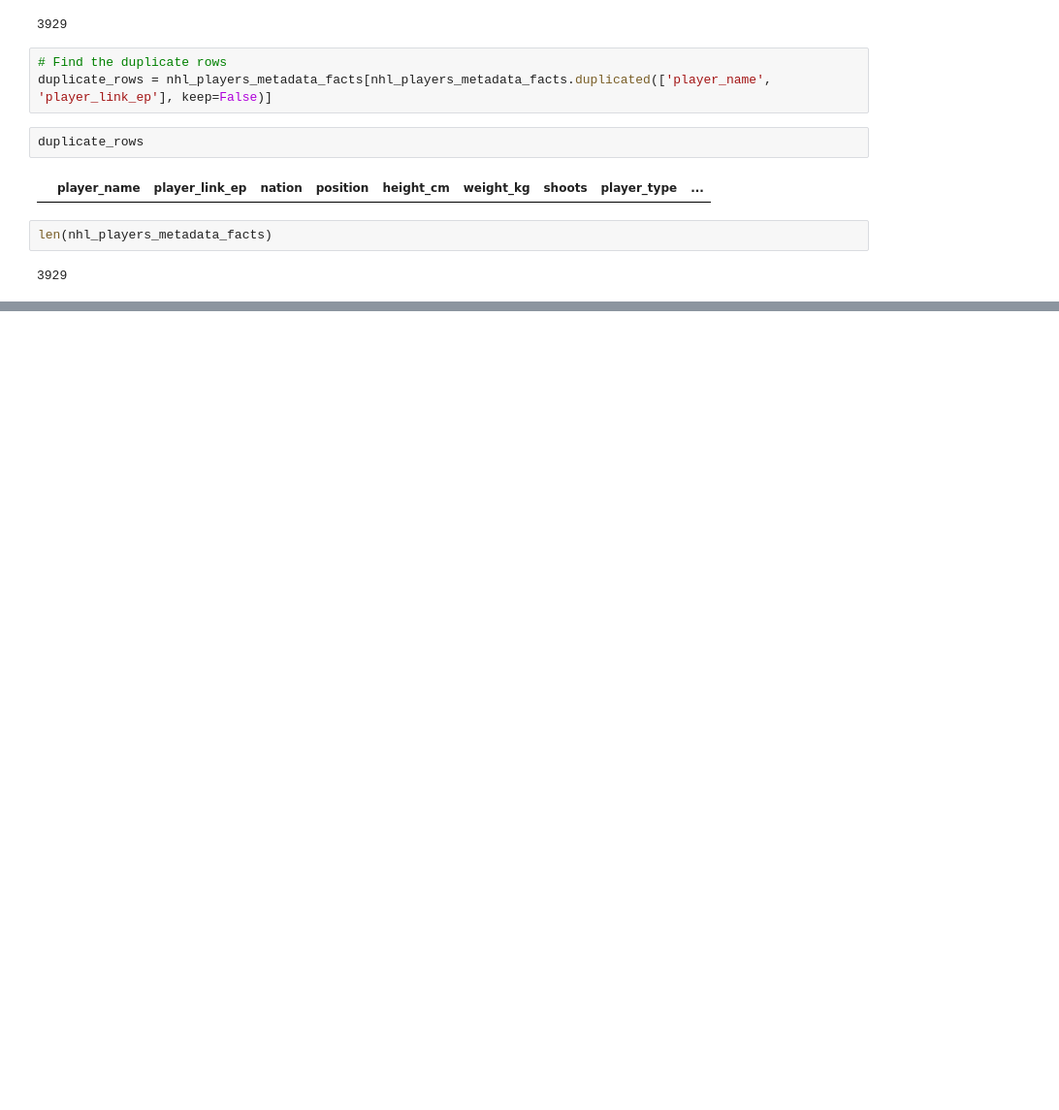
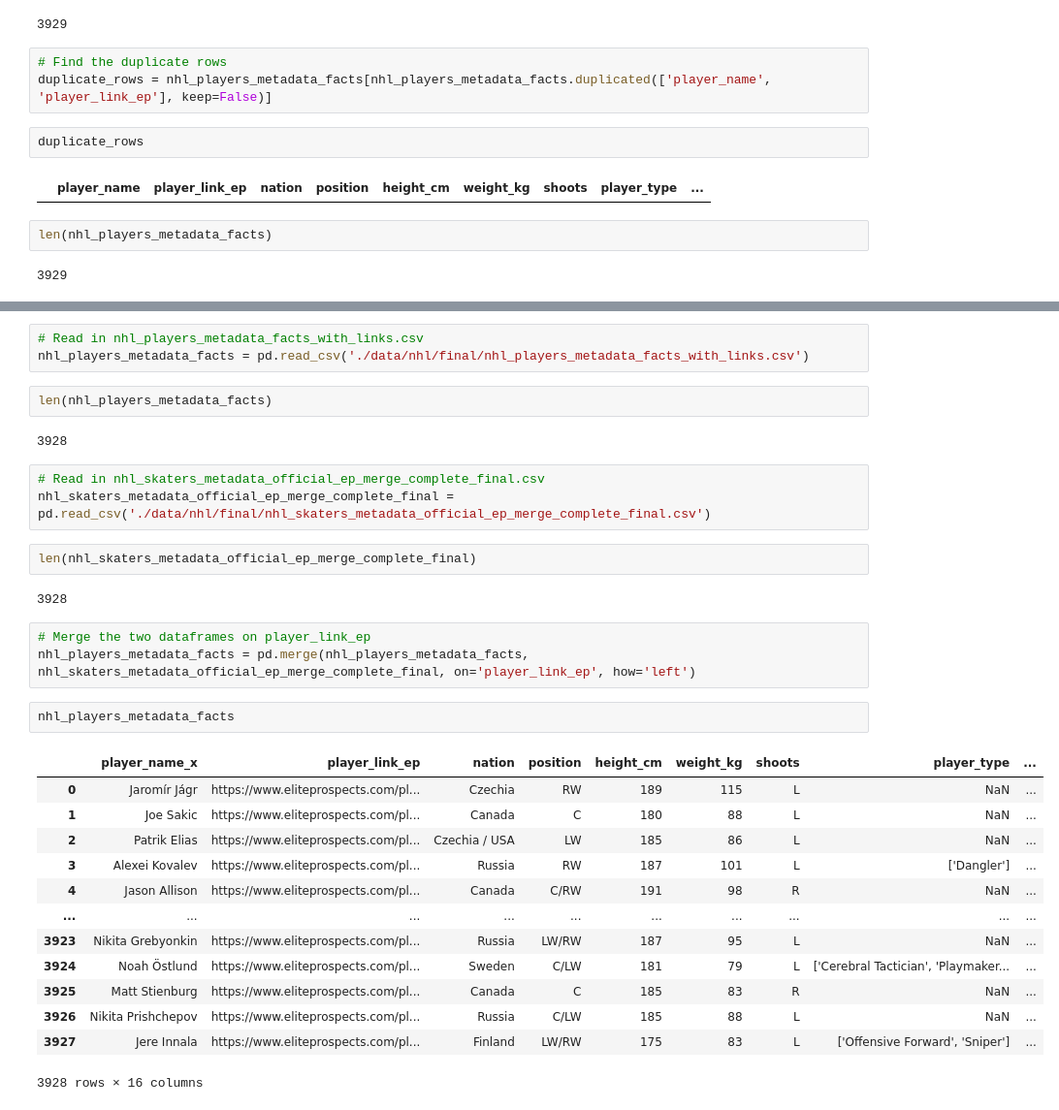
Before and after one commit to shigenogoro/NHL-Prospect-Predictor, a Jupyter notebook: eliteprospects_scraper/player-facts-preparation.ipynb, the cells around one changed output, grey strips where cells are left out. Shown at 97% size. Saved outputs shown, nothing was run; the diff lists cells and outputs as text; blank space fills up the shorter version.

Commit message:
Data Gathering Complete

```diff
--- a/eliteprospects_scraper/player-facts-preparation.ipynb
+++ b/eliteprospects_scraper/player-facts-preparation.ipynb
@@ -1227,0 +1230,33 @@ len(nhl_players_metadata_facts)
+# %%
+# Read in nhl_players_metadata_facts_with_links.csv
+nhl_players_metadata_facts = pd.read_csv('./data/nhl/final/nhl_players_metadata_facts_with_links.csv')
+# %%
+len(nhl_players_metadata_facts)
+# %% [output]
+3928
+# %%
+# Read in nhl_skaters_metadata_official_ep_merge_complete_final.csv
+nhl_skaters_metadata_official_ep_merge_complete_final = pd.read_csv('./data/nhl/final/nhl_skaters_metadata_official_ep_merge_complete_final.csv')
+# %%
+len(nhl_skaters_metadata_official_ep_merge_complete_final)
+# %% [output]
+3928
+# %%
+# Merge the two dataframes on player_link_ep
+nhl_players_metadata_facts = pd.merge(nhl_players_metadata_facts, nhl_skaters_metadata_official_ep_merge_complete_final, on='player_link_ep', how='left')
+# %%
+nhl_players_metadata_facts
+# %% [output]
+|  | player_name_x | player_link_ep | nation | position | height_cm | weight_kg | shoots | player_type | ... |
+| 0 | Jaromír Jágr | https://www.eliteprospects.com/pl... | Czechia | RW | 189 | 115 | L | NaN | ... |
+| 1 | Joe Sakic | https://www.eliteprospects.com/pl... | Canada | C | 180 | 88 | L | NaN | ... |
+| 2 | Patrik Elias | https://www.eliteprospects.com/pl... | Czechia / USA | LW | 185 | 86 | L | NaN | ... |
+| 3 | Alexei Kovalev | https://www.eliteprospects.com/pl... | Russia | RW | 187 | 101 | L | ['Dangler'] | ... |
+| 4 | Jason Allison | https://www.eliteprospects.com/pl... | Canada | C/RW | 191 | 98 | R | NaN | ... |
+| ... | ... | ... | ... | ... | ... | ... | ... | ... | ... |
+| 3923 | Nikita Grebyonkin | https://www.eliteprospects.com/pl... | Russia | LW/RW | 187 | 95 | L | NaN | ... |
+| 3924 | Noah Östlund | https://www.eliteprospects.com/pl... | Sweden | C/LW | 181 | 79 | L | ['Cerebral Tactician', 'Playmaker... | ... |
+| 3925 | Matt Stienburg | https://www.eliteprospects.com/pl... | Canada | C | 185 | 83 | R | NaN | ... |
+| 3926 | Nikita Prishchepov | https://www.eliteprospects.com/pl... | Russia | C/LW | 185 | 88 | L | NaN | ... |
+| 3927 | Jere Innala | https://www.eliteprospects.com/pl... | Finland | LW/RW | 175 | 83 | L | ['Offensive Forward', 'Sniper'] | ... |
+3928 rows × 16 columns
```
Also changed, not shown: parts of 12 cells of this notebook, 4 other files.
